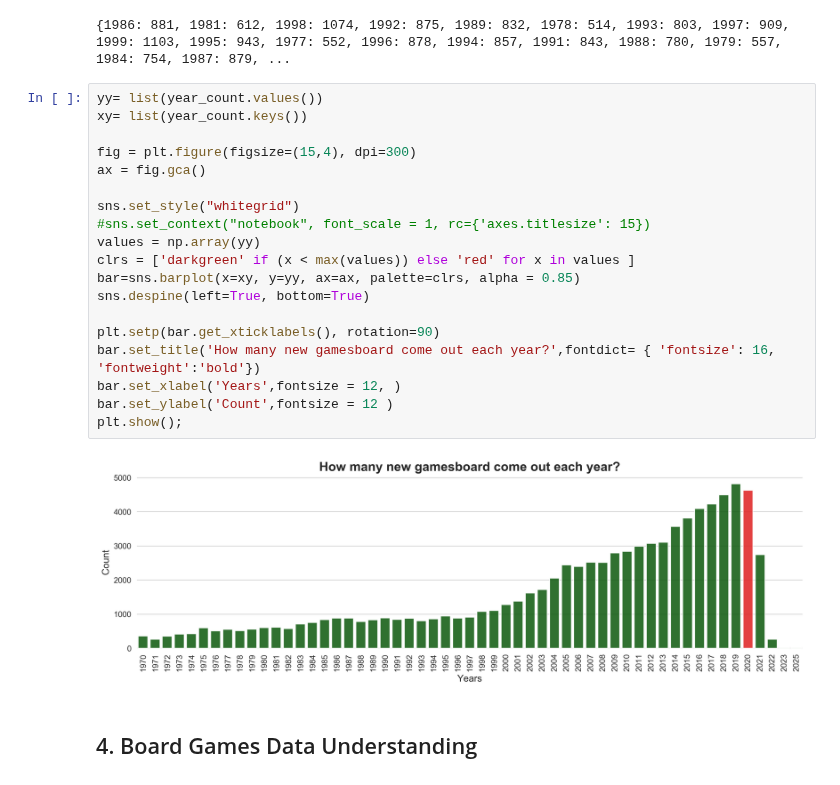
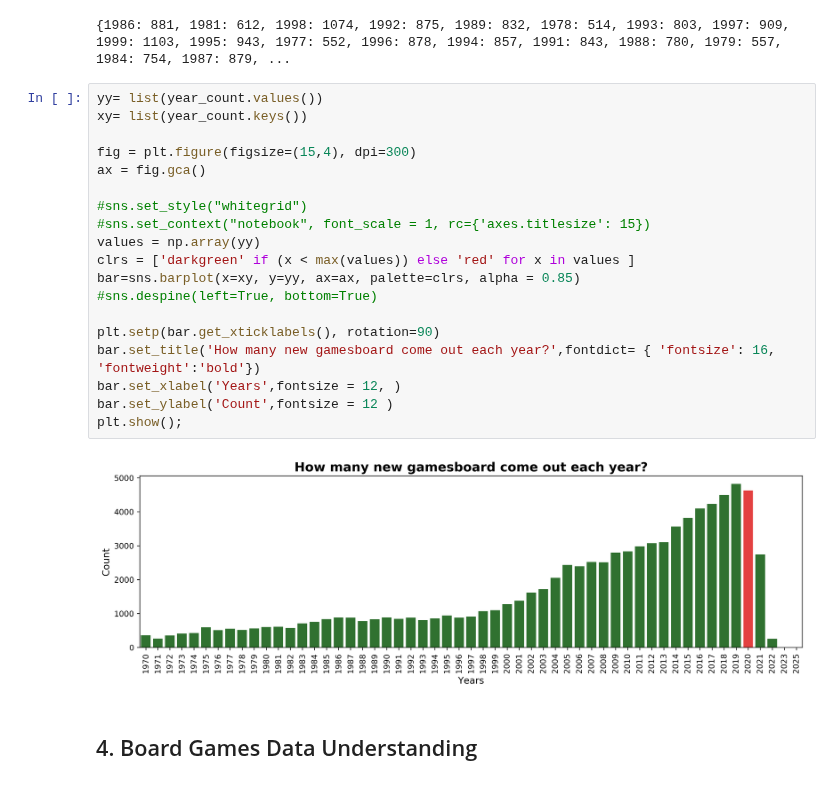
Before and after one commit to LourdesRodriguez/recommender_system, a Jupyter notebook: 2_Data_Understanding.ipynb, the cells around one changed output. Drawn from its saved outputs; the diff is of its cells as text.

```diff
--- a/2_Data_Understanding.ipynb
+++ b/2_Data_Understanding.ipynb
@@ -427,24 +432,24 @@ print(year_count)
 # %%
 yy= list(year_count.values())
 xy= list(year_count.keys())
 
 fig = plt.figure(figsize=(15,4), dpi=300)
 ax = fig.gca()
 
-sns.set_style("whitegrid")
+#sns.set_style("whitegrid")
 #sns.set_context("notebook", font_scale = 1, rc={'axes.titlesize': 15})
 values = np.array(yy)
 clrs = ['darkgreen' if (x < max(values)) else 'red' for x in values ]
 bar=sns.barplot(x=xy, y=yy, ax=ax, palette=clrs, alpha = 0.85)
-sns.despine(left=True, bottom=True)
+#sns.despine(left=True, bottom=True)
 
 plt.setp(bar.get_xticklabels(), rotation=90)
 bar.set_title('How many new gamesboard come out each year?',fontdict= { 'fontsize': 16, 'fontweight':'bold'})
 bar.set_xlabel('Years',fontsize = 12, )
 bar.set_ylabel('Count',fontsize = 12 )
 plt.show();
 # %% [output]
-[figure, old version]
+[figure, new version]
 # %% [markdown]
 <a id="udu"></a>
 
```
Also changed, not shown: parts of 9 cells of this notebook.
